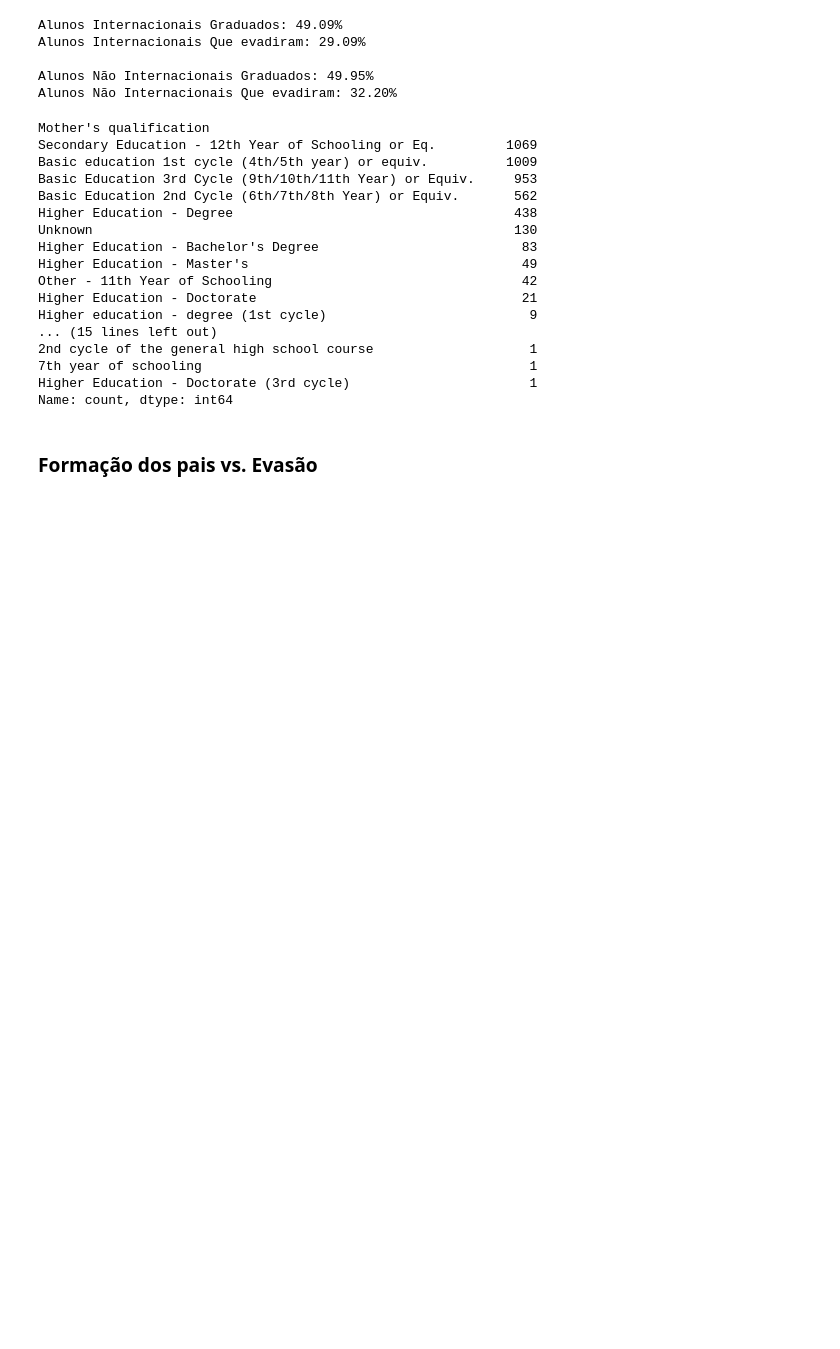
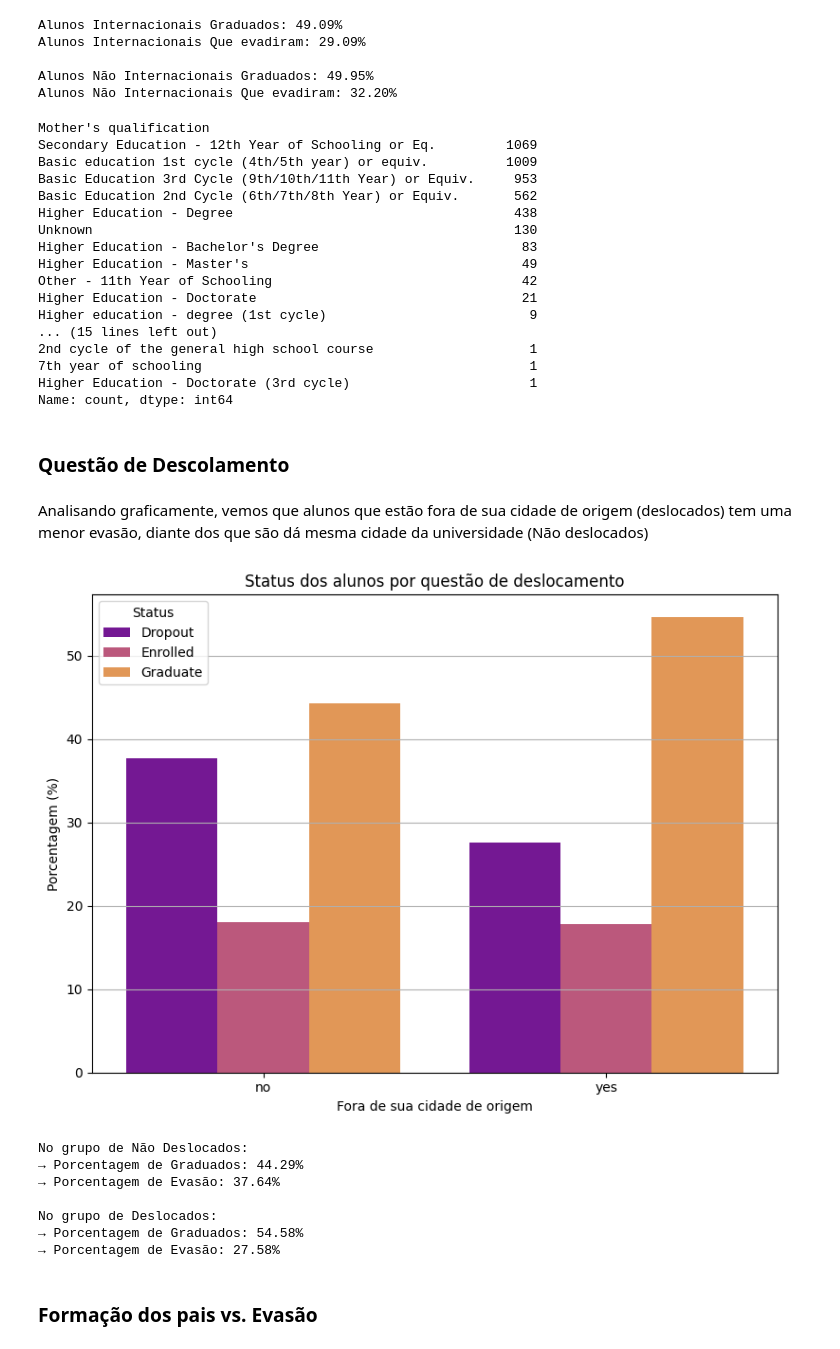
Before and after one commit to schwaad/Student-Dropout-Analysis, a Jupyter notebook: Analise_dos_dados.ipynb, the cells around one changed output. Saved outputs shown, nothing was run; the diff lists cells and outputs as text; code cells hidden in the pictures; blank space fills up the shorter version.

Commit message:
analisando a variavel Displaced

```diff
--- a/Analise_dos_dados.ipynb
+++ b/Analise_dos_dados.ipynb
@@ -352,6 +352,49 @@ Higher education - degree (1st cycle)                          9
 7th year of schooling                                          1
 Higher Education - Doctorate (3rd cycle)                       1
 Name: count, dtype: int64
+# %% [markdown]
+### Questão de Descolamento
+# %% [markdown]
+Analisando graficamente, vemos que alunos que estão fora de sua cidade de origem (deslocados) tem uma menor evasão, diante dos que são dá mesma cidade da universidade (Não deslocados)
+# %%
+tabela2 = pd.crosstab(dataQ['Displaced'], dataQ['Target'], normalize='index') * 100
+tabela2 = tabela2.reset_index().melt(id_vars='Displaced')
+
+plt.figure(figsize=(8,6))
+sns.barplot(data=tabela2, x='Displaced', y='value', hue='Target', palette='plasma')
+
+plt.title('Status dos alunos por questão de deslocamento')
+plt.ylabel('Porcentagem (%)')
+plt.xlabel('Fora de sua cidade de origem')
+plt.grid(axis='y')
+plt.legend(title='Status')
+plt.tight_layout()
+plt.show()
+
+grupos_deslocamento = dataQ.groupby('Displaced')
+
+for status_deslocamento, grupo in grupos_deslocamento:
+    total = len(grupo)
+    graduados = (grupo['Target'] == 'Graduate').sum()
+    evadiram = (grupo['Target'] == 'Dropout').sum()
+
+    graduados_pct = (graduados / total) * 100 if total > 0 else 0
+    evadiram_pct = (evadiram / total) * 100 if total > 0 else 0
+
+    label = "Deslocados" if status_deslocamento == 'yes' else "Não Deslocados"
+
+    print(f"No grupo de {label}:")
+    print(f"→ Porcentagem de Graduados: {graduados_pct:.2f}%")
+    print(f"→ Porcentagem de Evasão: {evadiram_pct:.2f}%\n")
+# %% [output]
+[figure, added]
+No grupo de Não Deslocados:
+→ Porcentagem de Graduados: 44.29%
+→ Porcentagem de Evasão: 37.64%
+
+No grupo de Deslocados:
+→ Porcentagem de Graduados: 54.58%
+→ Porcentagem de Evasão: 27.58%
 # %% [markdown]
 ### Formação dos pais vs. Evasão
 # %%
```
